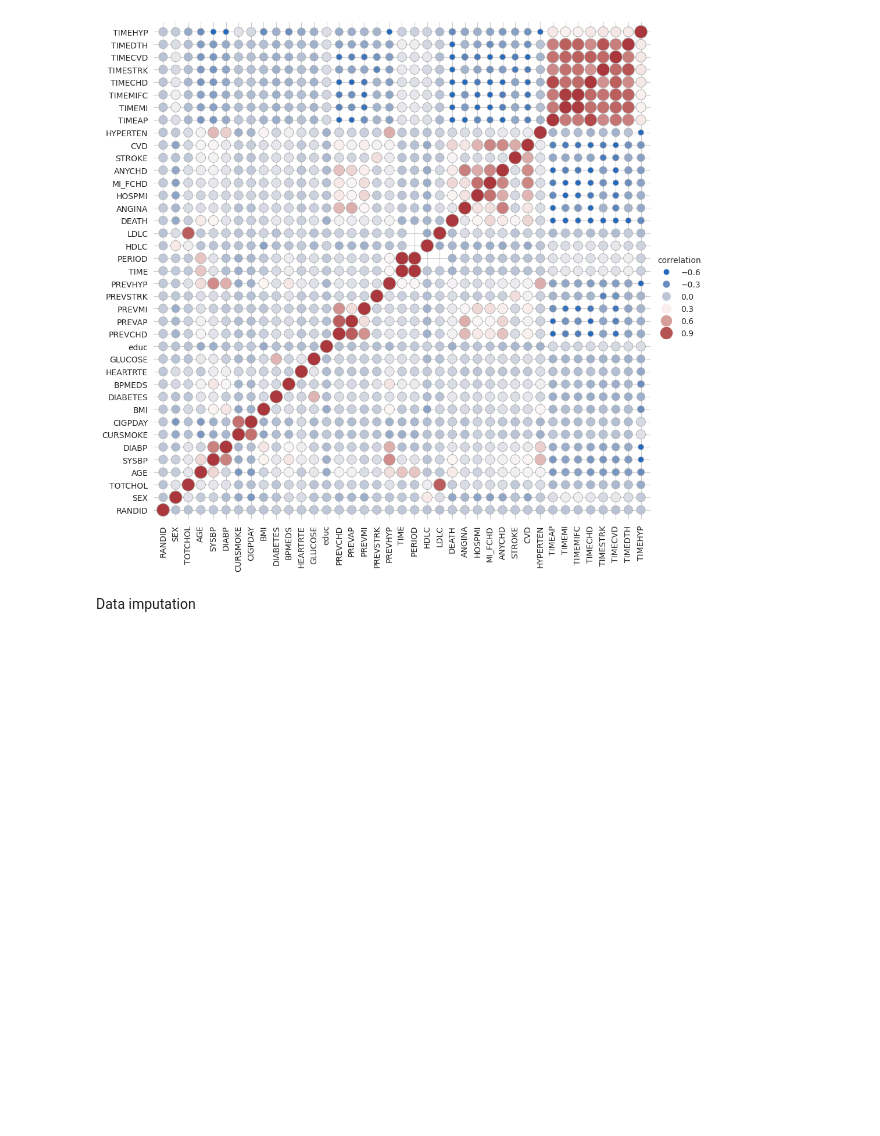
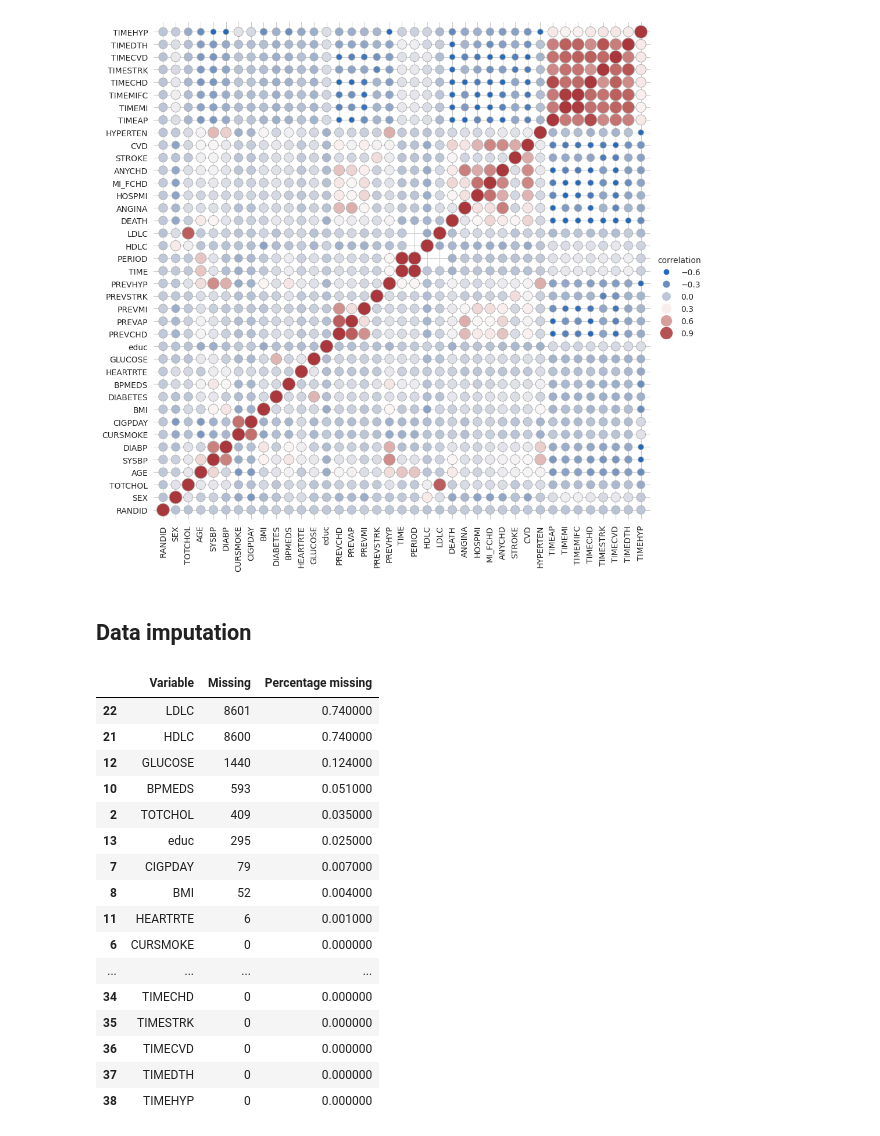
Before and after one commit to Peiprjs/MAI3002-Framingham_Heart_Study, a Jupyter notebook: Code.ipynb, the cells around one changed output. Saved outputs shown, nothing was run; the diff lists cells and outputs as text; code cells hidden in the pictures; blank space fills up the shorter version.

Commit message:
Added missings graph

```diff
--- a/Code.ipynb
+++ b/Code.ipynb
@@ -106,4 +110,4 @@ corr_plot(data)
 # %% [output]
 [figure]
 # %% [markdown]
-Data imputation
+## Data imputation
@@ -109,0 +133,33 @@ Data imputation
+# %%
+missing  = 0
+misVariables = []
+CheckNull = data.isnull().sum()
+for var in range(0, len(CheckNull)):
+    misVariables.append([data.columns[var], CheckNull[var], round(CheckNull[var]/len(data),3)])
+    missing = missing + 1
+
+if missing == 0:
+    print('Dataset is complete with no blanks.')
+else:
+    data_misVariables = pd.DataFrame.from_records(misVariables)
+    data_misVariables.columns = ['Variable', 'Missing', 'Percentage missing']
+    s = data_misVariables.sort_values(by=['Percentage missing'], ascending=False).style.bar(subset=['Percentage missing'], color='#d65f5f')
+    display(s)
+# %% [output]
+|  | Variable | Missing | Percentage missing |
+| 22 | LDLC | 8601 | 0.740000 |
+| 21 | HDLC | 8600 | 0.740000 |
+| 12 | GLUCOSE | 1440 | 0.124000 |
+| 10 | BPMEDS | 593 | 0.051000 |
+| 2 | TOTCHOL | 409 | 0.035000 |
+| 13 | educ | 295 | 0.025000 |
+| 7 | CIGPDAY | 79 | 0.007000 |
+| 8 | BMI | 52 | 0.004000 |
+| 11 | HEARTRTE | 6 | 0.001000 |
+| 6 | CURSMOKE | 0 | 0.000000 |
+| ... | ... | ... | ... |
+| 34 | TIMECHD | 0 | 0.000000 |
+| 35 | TIMESTRK | 0 | 0.000000 |
+| 36 | TIMECVD | 0 | 0.000000 |
+| 37 | TIMEDTH | 0 | 0.000000 |
+| 38 | TIMEHYP | 0 | 0.000000 |
```
Also changed, not shown: parts of 2 cells of this notebook.
